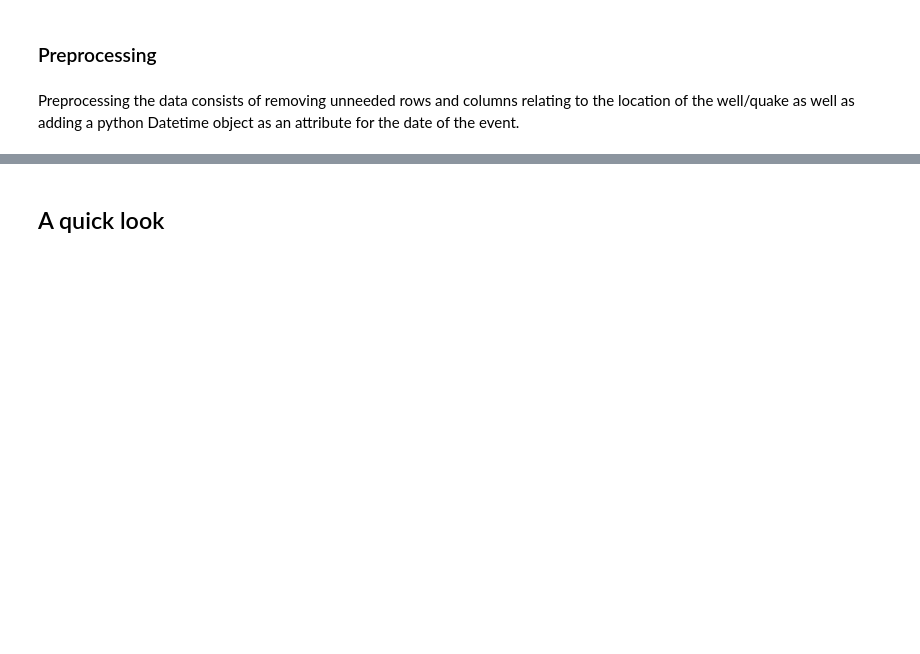
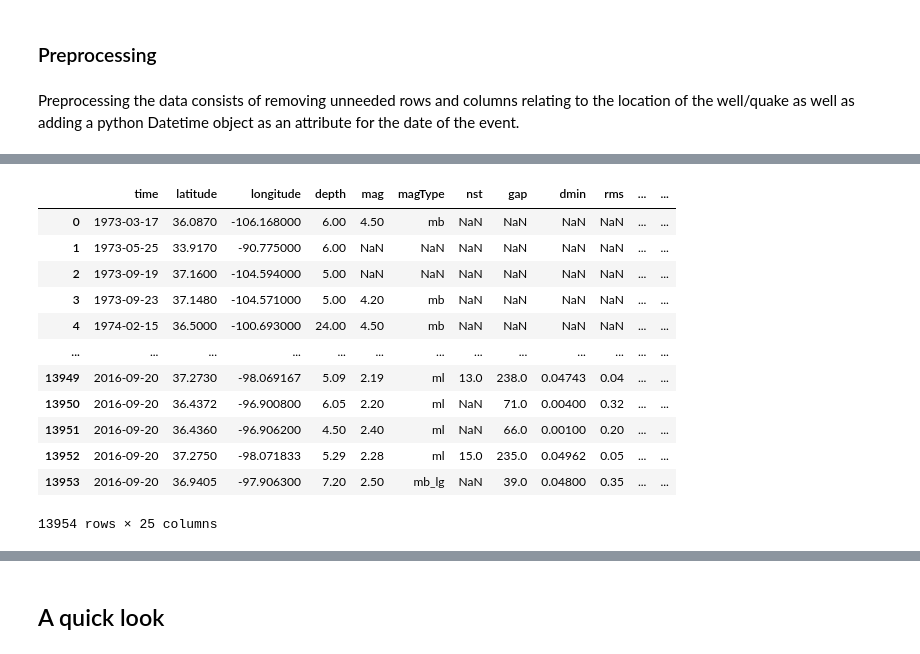
Before and after one commit to kylepollina/earthscience, a Jupyter notebook: notebooks/Fracking_and_Oklahoma_Quakes/Fracking_and_Oklahoma_Quakes main.ipynb, the cells around one changed output, grey strips where cells are left out. Drawn from its saved outputs; the diff is of its cells as text; code cells hidden in the pictures; blank space fills up the shorter version.

```diff
--- a/notebooks/Fracking_and_Oklahoma_Quakes/Fracking_and_Oklahoma_Quakes main.ipynb
+++ b/notebooks/Fracking_and_Oklahoma_Quakes/Fracking_and_Oklahoma_Quakes main.ipynb
@@ -25,0 +24,16 @@ quakes = preprocess.preprocess_quakes()
+# %%
+quakes
+# %% [output]
+|  | time | latitude | longitude | depth | mag | magType | nst | gap | dmin | rms | ... | ... |
+| 0 | 1973-03-17 | 36.0870 | -106.168000 | 6.00 | 4.50 | mb | NaN | NaN | NaN | NaN | ... | ... |
+| 1 | 1973-05-25 | 33.9170 | -90.775000 | 6.00 | NaN | NaN | NaN | NaN | NaN | NaN | ... | ... |
+| 2 | 1973-09-19 | 37.1600 | -104.594000 | 5.00 | NaN | NaN | NaN | NaN | NaN | NaN | ... | ... |
+| 3 | 1973-09-23 | 37.1480 | -104.571000 | 5.00 | 4.20 | mb | NaN | NaN | NaN | NaN | ... | ... |
+| 4 | 1974-02-15 | 36.5000 | -100.693000 | 24.00 | 4.50 | mb | NaN | NaN | NaN | NaN | ... | ... |
+| ... | ... | ... | ... | ... | ... | ... | ... | ... | ... | ... | ... | ... |
+| 13949 | 2016-09-20 | 37.2730 | -98.069167 | 5.09 | 2.19 | ml | 13.0 | 238.0 | 0.04743 | 0.04 | ... | ... |
+| 13950 | 2016-09-20 | 36.4372 | -96.900800 | 6.05 | 2.20 | ml | NaN | 71.0 | 0.00400 | 0.32 | ... | ... |
+| 13951 | 2016-09-20 | 36.4360 | -96.906200 | 4.50 | 2.40 | ml | NaN | 66.0 | 0.00100 | 0.20 | ... | ... |
+| 13952 | 2016-09-20 | 37.2750 | -98.071833 | 5.29 | 2.28 | ml | 15.0 | 235.0 | 0.04962 | 0.05 | ... | ... |
+| 13953 | 2016-09-20 | 36.9405 | -97.906300 | 7.20 | 2.50 | mb_lg | NaN | 39.0 | 0.04800 | 0.35 | ... | ... |
+13954 rows × 25 columns
```
Also changed, not shown: parts of 10 cells of this notebook, 8 other files.
